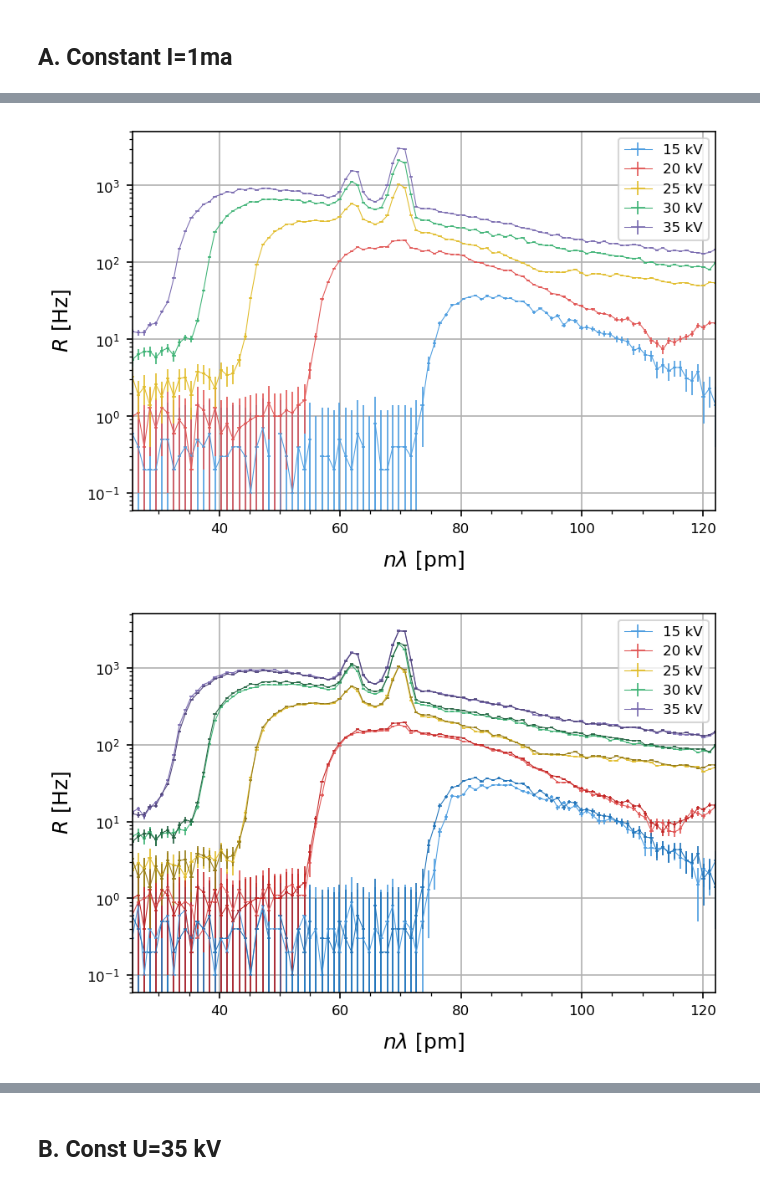
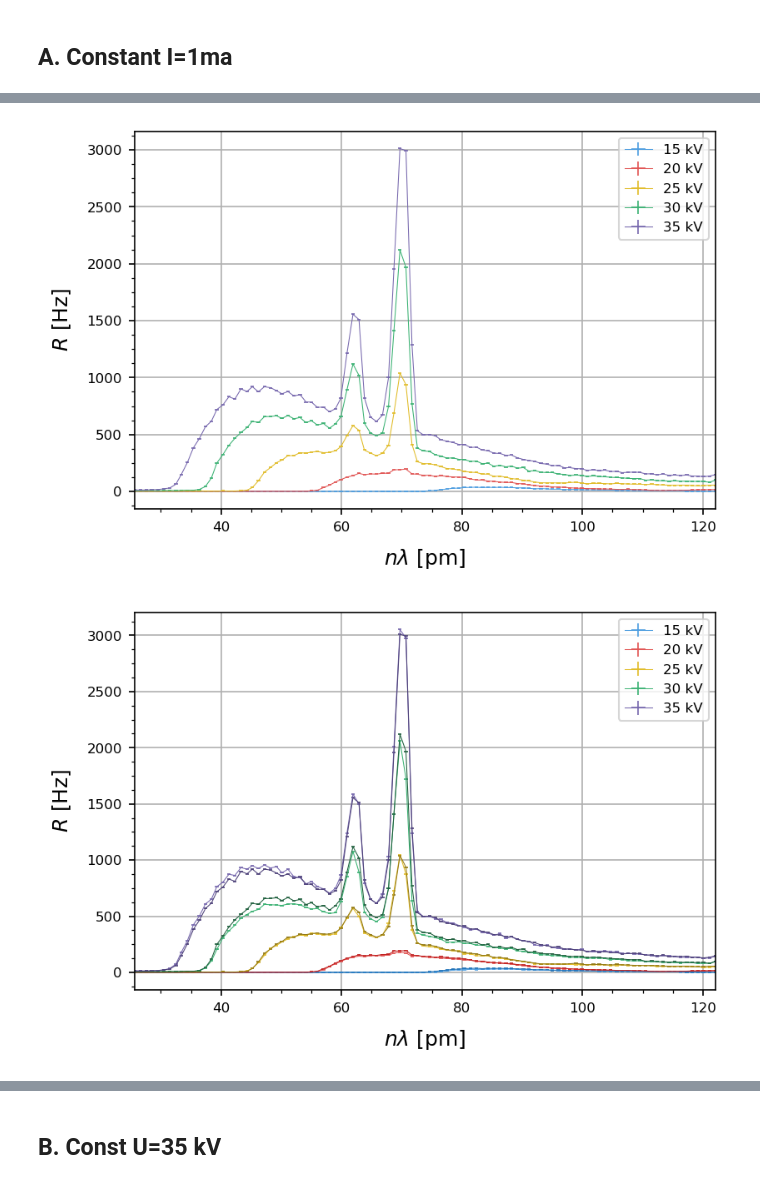
Before and after one commit to parallax-xallaraq/PHSX616, a Jupyter notebook: Lab2 - X-ray Apparatus/1 - Investigating the energy spectrum/Code/Basic.ipynb, the cells around one changed output, grey strips where cells are left out. Drawn from its saved outputs; the diff is of its cells as text; code cells hidden in the pictures.

```diff
--- a/Lab2 - X-ray Apparatus/1 - Investigating the energy spectrum/Code/Basic.ipynb
+++ b/Lab2 - X-ray Apparatus/1 - Investigating the energy spectrum/Code/Basic.ipynb
@@ -16,3 +16,5 @@ filenames: dict[str,str] = {
    'I1mA t1'   : path_data + 'a-I1ma_trial1_table.csv',
    'I1mA t2'   : path_data + 'a-I1ma_trial2_table.csv',
 } # t==trial
+
+tables: dict[str, dict[str, np.array]] = my.UnpackAllTables(filenames)
@@ -19,25 +23,0 @@ filenames: dict[str,str] = {
-# %%
-def UnpackTable(fname: str) -> dict[str,np.array] :
-    """Get a table dictionary like {x: xdata, y: ydata} from a CSV file containing data"""
-    # get data from the csv file
-    arr = np.genfromtxt(fname, delimiter=",", dtype=str)
-    # separate column names and data arrays
-    cols = np.array(arr[0 ], dtype=str)
-    data = np.array(arr[1:], dtype=float).T # transpose to get x and y
-    # build dictionary to hold the table {x: xdata, y: ydata}
-    table = {}
-    for col, dat in zip(cols,data) :
-        table[col] = dat
-    return table
-
-def UnpackAllTables(filenames: dict[str,str]) -> dict[str, dict[str, np.array]] :
-    """Unpack all tables in the filenames dictionary."""
-    tables: dict[str, dict[str, np.array]] = {}
-    for experiment, file in filenames.items() :
-        # extract data from file
-        tables[experiment] = UnpackTable(file)
-        # print some helpful info
-        print(experiment, 'columns:\t', list(tables[experiment].keys() ))
-    return tables
-
-tables: dict[str, dict[str, np.array]] = UnpackAllTables(filenames)
@@ -114,11 +36,12 @@ def PlotXmanyY(
     linestyle = '-',   # style of xy curve line
     xlim: list = None,  # x axis range
     ylim: list = None,  # y axis range
+    logScale: bool = False,
     fileName: str = ''  # filename to save the figure as
 ) :
     """Plotting function for x and y data arrays."""
     # formatting
-    SetStyle()
+    my.SetStyle()
     plt.xlabel(xlab)
     plt.ylabel(ylab)
     if(xlim != None) : plt.xlim(xlim)
@@ -127,16 +50,15 @@ def PlotXmanyY(
     ax.xaxis.set_minor_locator(AutoMinorLocator(4))
     ax.yaxis.set_minor_locator(AutoMinorLocator(4))
     ax.grid()
-    ax.set_yscale('log')
+    if(logScale) : ax.set_yscale('log')
     # data
     for yi,yl,ci in zip(y,yleg,c) :
         # plt.plot(x,yi,c=ci,linestyle=linestyle,label=yl)
         plt.errorbar(x, yi, yerr=yerr, xerr=xerr, elinewidth=0.8, c=ci, linestyle=linestyle, linewidth=0.5, label=yl)
     plt.legend()
     # finish
-    if(fileName != '') : Save(fileName)
+    if(fileName != '') : my.Save(fileName)
     plt.show()
-    plt.close()
 # %% [markdown]
 ## A. Constant I=1ma
 # %%
@@ -167,7 +89,7 @@ PlotXmanyY(
          tables['I1mA t2']['R_3 / 1/s'],
          tables['I1mA t2']['R_4 / 1/s']],
     yleg = ['15 kV','20 kV','25 kV','30 kV','35 kV'],
-    c = color5,
+    c = my.color5,
     xerr = 0.3,
     yerr = 1,
     xlab ='$n\lambda$ [pm]',
@@ -176,30 +98,30 @@ PlotXmanyY(
     fileName = path_fig + 'a-I1mA_t2.png'
 )
 # %% [output]
-[figure, old version]
+[figure, new version]
 # %%
 PlotXmanyY(
     x = tables['I1mA t2']['n&l / pm'],
     y = [ #t1
          tables['I1mA t1']['R_5 / 1/s'],
          tables['I1mA t1']['R_1 / 1/s'],
          tables['I1mA t1']['R_2 / 1/s'],
          tables['I1mA t1']['R_3 / 1/s'],
          tables['I1mA t1']['R_4 / 1/s'],
          # t2
          tables['I1mA t2']['R_0 / 1/s'],
          tables['I1mA t2']['R_1 / 1/s'],
          tables['I1mA t2']['R_2 / 1/s'],
          tables['I1mA t2']['R_3 / 1/s'],
          tables['I1mA t2']['R_4 / 1/s']],
     yleg = ['15 kV','20 kV','25 kV','30 kV','35 kV',None,None,None,None,None],
-    c = color5+color5_dark,
+    c = my.color5+my.color5_dark,
     xerr = 0.3,
     yerr = 1,
     xlab ='$n\lambda$ [pm]',
     ylab = '$R$ [Hz]',
     xlim = (tables['I1mA t1']['n&l / pm'] [0], tables['I1mA t1']['n&l / pm'] [-1]),
     fileName = path_fig + 'a-I1mA_t12.png'
 )
 # %% [output]
-[figure, old version]
+[figure, new version]
```
Also changed, not shown: parts of 10 cells of this notebook, 9 other files.
